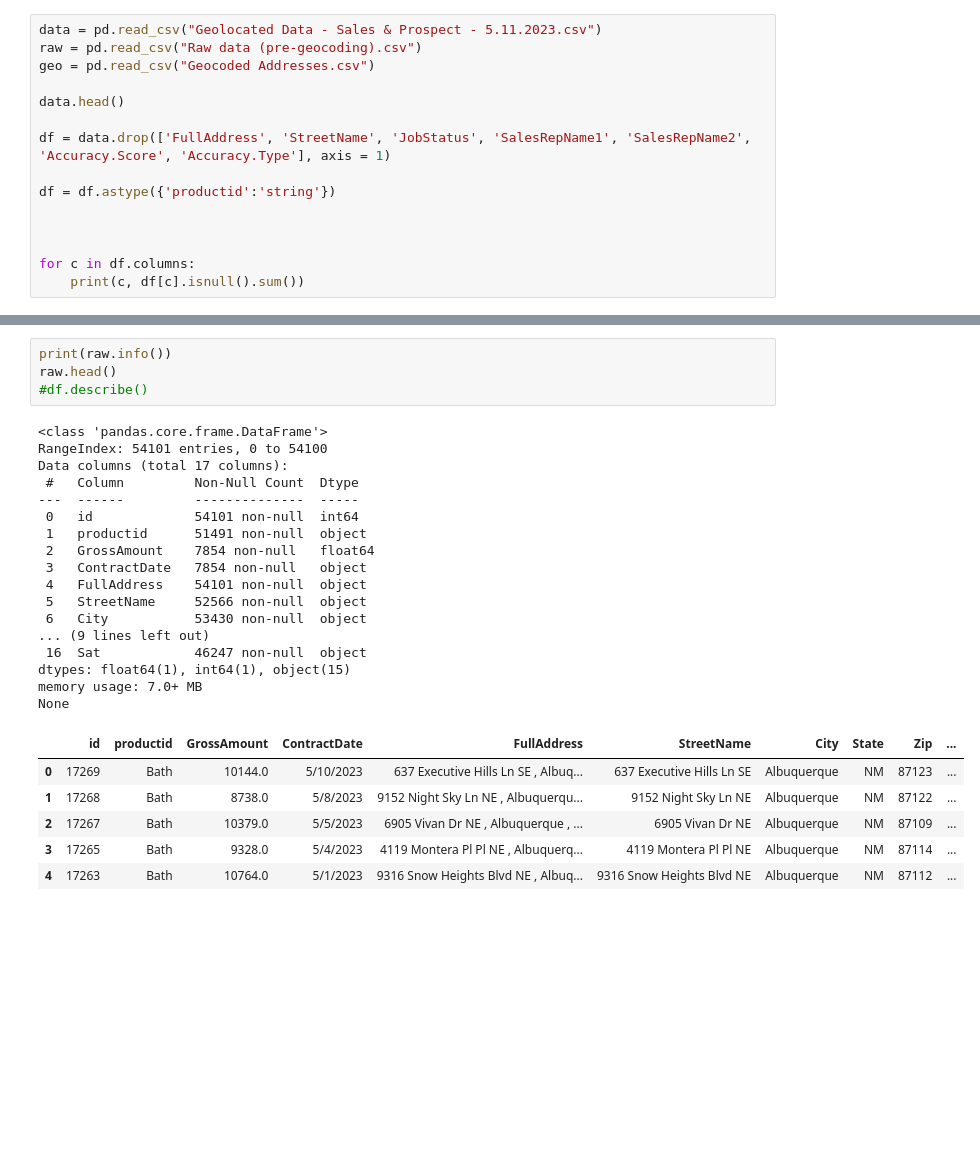
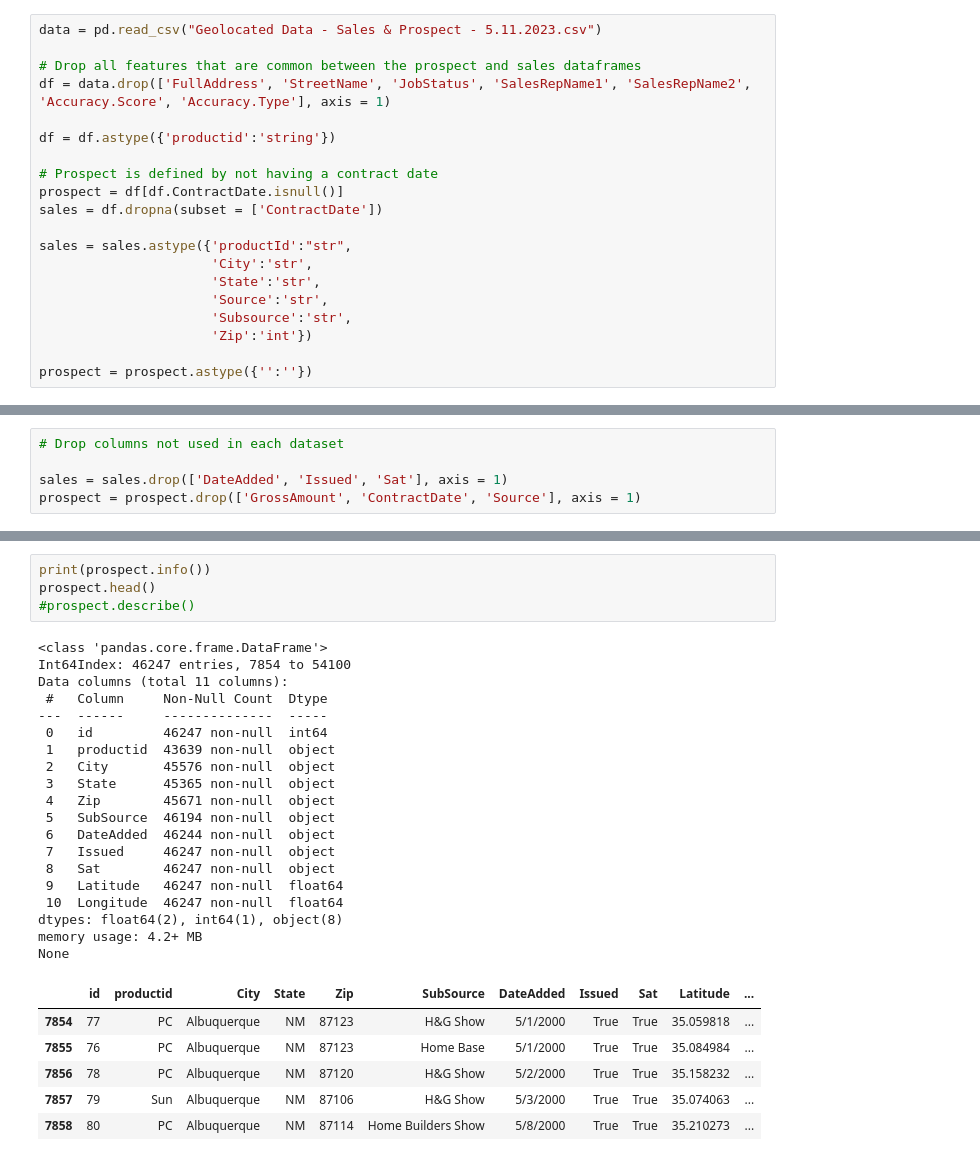
Before and after one commit to iThulin/Data-Visualization-Final, a Jupyter notebook: Data Visualization.ipynb, the cells around one changed output, grey strips where cells are left out. Drawn from its saved outputs; the diff is of its cells as text; blank space fills up the shorter version.

Commit message:
Split dataset and started cleaning the data

```diff
--- a/Data Visualization.ipynb
+++ b/Data Visualization.ipynb
@@ -5,15 +6,20 @@ import numpy as np
 # %%
 data = pd.read_csv("Geolocated Data - Sales & Prospect - 5.11.2023.csv")
-raw = pd.read_csv("Raw data (pre-geocoding).csv")
-geo = pd.read_csv("Geocoded Addresses.csv")
 
-data.head()
-
+# Drop all features that are common between the prospect and sales dataframes
 df = data.drop(['FullAddress', 'StreetName', 'JobStatus', 'SalesRepName1', 'SalesRepName2', 'Accuracy.Score', 'Accuracy.Type'], axis = 1)
 
 df = df.astype({'productid':'string'})
 
+# Prospect is defined by not having a contract date
+prospect = df[df.ContractDate.isnull()]
+sales = df.dropna(subset = ['ContractDate'])
 
+sales = sales.astype({'productId':"str",
+                      'City':'str',
+                      'State':'str',
+                      'Source':'str',
+                      'Subsource':'str',
+                      'Zip':'int'})
 
-for c in df.columns:
-    print(c, df[c].isnull().sum())
+prospect = prospect.astype({'':''})
@@ -34,0 +26,5 @@ Longitude 0
+# %%
+# Drop columns not used in each dataset
+
+sales = sales.drop(['DateAdded', 'Issued', 'Sat'], axis = 1)
+prospect = prospect.drop(['GrossAmount', 'ContractDate', 'Source'], axis = 1)
@@ -61,30 +76,32 @@ None
 | 3 | 17265 | Bath | 9328.0 | 5/4/2023 | Albuquerque | NM | 87114 | Internet | Google | ... |
 | 4 | 17263 | Bath | 10764.0 | 5/1/2023 | Albuquerque | NM | 87112 | Spectrum | FM - PPC Quote | ... |
 # %%
-print(raw.info())
-raw.head()
-#df.describe()
+print(prospect.info())
+prospect.head()
+#prospect.describe()
 # %% [output]
 <class 'pandas.core.frame.DataFrame'>
-RangeIndex: 54101 entries, 0 to 54100
-Data columns (total 17 columns):
- #   Column         Non-Null Count  Dtype
----  ------         --------------  -----
- 0   id             54101 non-null  int64
- 1   productid      51491 non-null  object
- 2   GrossAmount    7854 non-null   float64
- 3   ContractDate   7854 non-null   object
- 4   FullAddress    54101 non-null  object
- 5   StreetName     52566 non-null  object
- 6   City           53430 non-null  object
-... (9 lines left out)
- 16  Sat            46247 non-null  object
-dtypes: float64(1), int64(1), object(15)
-memory usage: 7.0+ MB
+Int64Index: 46247 entries, 7854 to 54100
+Data columns (total 11 columns):
+ #   Column     Non-Null Count  Dtype
+---  ------     --------------  -----
+ 0   id         46247 non-null  int64
+ 1   productid  43639 non-null  object
+ 2   City       45576 non-null  object
+ 3   State      45365 non-null  object
+ 4   Zip        45671 non-null  object
+ 5   SubSource  46194 non-null  object
+ 6   DateAdded  46244 non-null  object
+ 7   Issued     46247 non-null  object
+ 8   Sat        46247 non-null  object
+ 9   Latitude   46247 non-null  float64
+ 10  Longitude  46247 non-null  float64
+dtypes: float64(2), int64(1), object(8)
+memory usage: 4.2+ MB
 None
-|  | id | productid | GrossAmount | ContractDate | FullAddress | StreetName | City | State | Zip | ... |
-| 0 | 17269 | Bath | 10144.0 | 5/10/2023 | 637 Executive Hills Ln SE , Albuq... | 637 Executive Hills Ln SE | Albuquerque | NM | 87123 | ... |
-| 1 | 17268 | Bath | 8738.0 | 5/8/2023 | 9152 Night Sky Ln NE , Albuquerqu... | 9152 Night Sky Ln NE | Albuquerque | NM | 87122 | ... |
-| 2 | 17267 | Bath | 10379.0 | 5/5/2023 | 6905 Vivan Dr NE , Albuquerque , ... | 6905 Vivan Dr NE | Albuquerque | NM | 87109 | ... |
-| 3 | 17265 | Bath | 9328.0 | 5/4/2023 | 4119 Montera Pl Pl NE , Albuquerq... | 4119 Montera Pl Pl NE | Albuquerque | NM | 87114 | ... |
-| 4 | 17263 | Bath | 10764.0 | 5/1/2023 | 9316 Snow Heights Blvd NE , Albuq... | 9316 Snow Heights Blvd NE | Albuquerque | NM | 87112 | ... |
+|  | id | productid | City | State | Zip | SubSource | DateAdded | Issued | Sat | Latitude | ... |
+| 7854 | 77 | PC | Albuquerque | NM | 87123 | H&G Show | 5/1/2000 | True | True | 35.059818 | ... |
+| 7855 | 76 | PC | Albuquerque | NM | 87123 | Home Base | 5/1/2000 | True | True | 35.084984 | ... |
+| 7856 | 78 | PC | Albuquerque | NM | 87120 | H&G Show | 5/2/2000 | True | True | 35.158232 | ... |
+| 7857 | 79 | Sun | Albuquerque | NM | 87106 | H&G Show | 5/3/2000 | True | True | 35.074063 | ... |
+| 7858 | 80 | PC | Albuquerque | NM | 87114 | Home Builders Show | 5/8/2000 | True | True | 35.210273 | ... |
```
Also changed, not shown: parts of 5 cells of this notebook.
